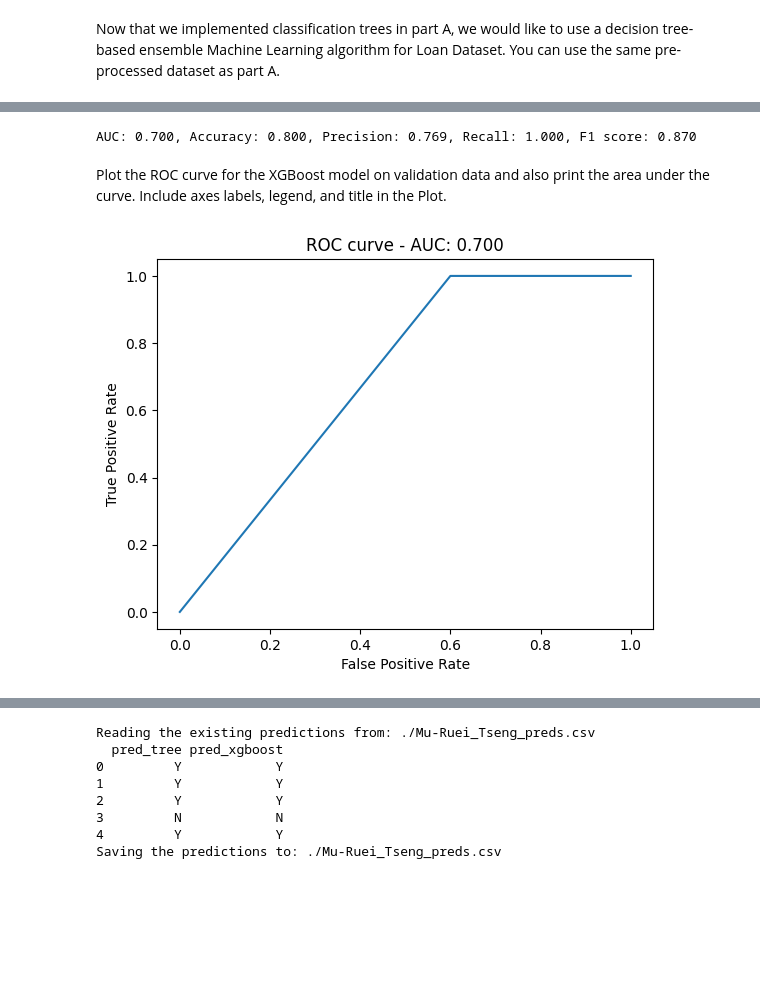
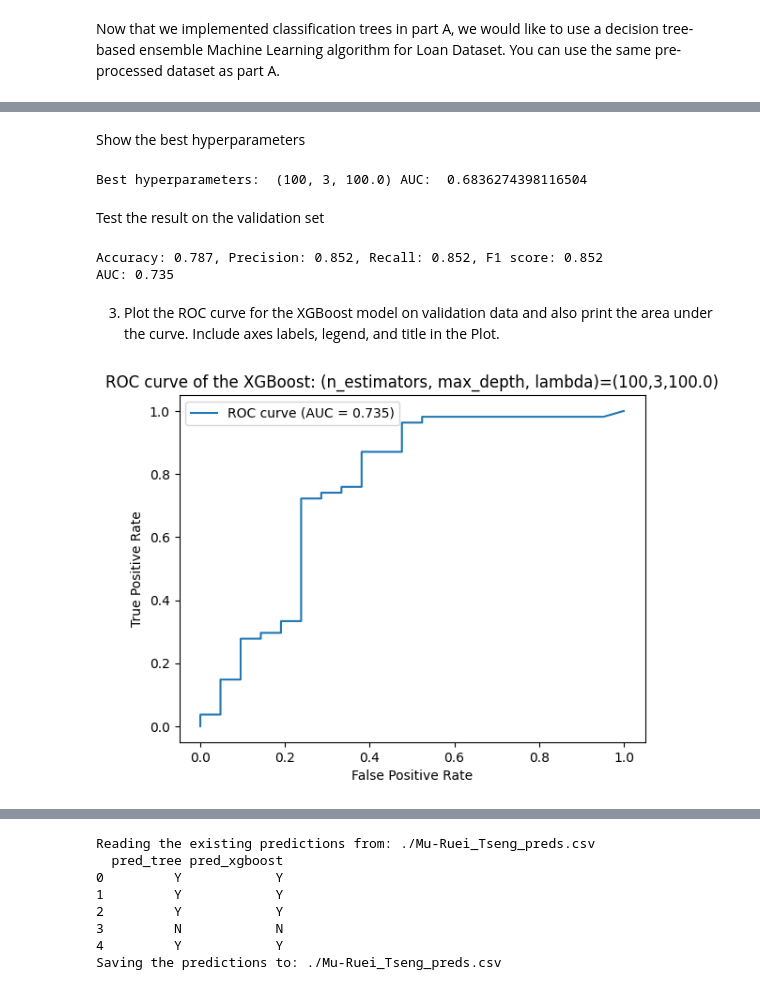
Before and after one commit to Morris88826/MACHINE-LEARNING, a Jupyter notebook: hw/hw2/Mu-Ruei_Tseng_HW2.ipynb, the cells around one changed output, grey strips where cells are left out. Saved outputs shown, nothing was run; the diff lists cells and outputs as text; code cells hidden in the pictures; blank space fills up the shorter version.

```diff
--- a/hw/hw2/Mu-Ruei_Tseng_HW2.ipynb
+++ b/hw/hw2/Mu-Ruei_Tseng_HW2.ipynb
@@ -590,4 +858,4 @@ Training with lambda=1000.0
 # %%
-best_lamda = max(result, key=result.get)
-print("Best lambda: ", best_lamda, "AUC: ", result[best_lamda])
+best_lambda = max(result, key=result.get)
+print("Best lambda: ", best_lambda, "AUC: ", result[best_lambda])
 # %% [output]
@@ -596,0 +912,2 @@ Train and test the model with the best parameters you found.
+# %%
+hyper_param_result = find_hyperparam_XGBoost(train_data, train_label, best_lambda,verbose=False)
@@ -597,28 +932,46 @@ Train and test the model with the best parameters you found.
+# %% [markdown]
+Show the best hyperparameters
+# %%
+best_hyper_param = None
+max_auc = 0
+for hyper_param, auc in hyper_param_result.items():
+    if max_auc < auc:
+        max_auc = auc
+        best_hyper_param = hyper_param
+print("Best hyperparameters: ", best_hyper_param, "AUC: ", hyper_param_result[best_hyper_param])
+# %% [output]
+Best hyperparameters:  (100, 3, 100.0) AUC:  0.6836274398116504
+# %% [markdown]
+Test the result on the validation set
 # %%
-model = xgboost.XGBClassifier(reg_lambda=best_lamda)
-model.fit(train_data, train_label)
-model.predict(val_data)
+(best_n_estimators, best_max_depth, best_lambda) = best_hyper_param
+xgboost_model = xgboost.XGBClassifier(n_estimators=best_n_estimators, max_depth=best_max_depth, reg_lambda=best_lambda)
+xgboost_model.fit(train_data, train_label)
 
-y_pred = model.predict(val_data)
+y_pred_prob = xgboost_model.predict_proba(val_data)[:, 1]
+fpr, tpr, thresholds = roc_curve(val_label, y_pred_prob)
+optimal_idx = np.argmax(tpr - fpr)
+optimal_threshold = thresholds[optimal_idx]
+
+y_pred = np.where(y_pred_prob > optimal_threshold, 1, 0)
 auc = roc_auc_score(val_label, y_pred)
-accuracy = np.sum(y_pred == val_label) / len(val_label)
-precision = precision_score(val_label, y_pred)
-recall = recall_score(val_label, y_pred)
-f1 = f1_score(val_label, y_pred)
-print("AUC: {:.3f}, Accuracy: {:.3f}, Precision: {:.3f}, Recall: {:.3f}, F1 score: {:.3f}".format(auc, accuracy, precision, recall, f1))
+
+_ = evaluate(val_label, y_pred, verbose=True)
+print("AUC: {:.3f}".format(auc))
 # %% [output]
-AUC: 0.700, Accuracy: 0.800, Precision: 0.769, Recall: 1.000, F1 score: 0.870
+Accuracy: 0.787, Precision: 0.852, Recall: 0.852, F1 score: 0.852
+AUC: 0.735
 # %% [markdown]
-Plot the ROC curve for the XGBoost model on validation data and also print the area under the curve. Include axes labels, legend, and title in the Plot.
+3. Plot the ROC curve for the XGBoost model on validation data and also print the area under the curve. Include axes labels, legend, and title in the Plot.
 # %%
 # plot the ROC curve
-fpr, tpr, thresholds = roc_curve(val_label, y_pred)
-plt.plot(fpr, tpr, label='ROC curve (area = %0.3f)' % auc)
+plt.plot(fpr, tpr, label='ROC curve (AUC = %0.3f)' % auc)
 plt.xlabel('False Positive Rate')
 plt.ylabel('True Positive Rate')
-plt.title('ROC curve - AUC: {:.3f}'.format(auc))
+plt.title('ROC curve of the XGBoost: (n_estimators, max_depth, lambda)=({},{},{})'.format(best_n_estimators, best_max_depth, best_lambda))
+plt.legend()
 plt.show()
 # %% [output]
-[figure, old version]
+[figure, new version]
 # %% [markdown]
 Compare the validation result you obtained using XGBoost with the results using the tree you implemented in part A. Which model did perform better and why?
```
Also changed, not shown: parts of 39 cells of this notebook, 2 other files.
